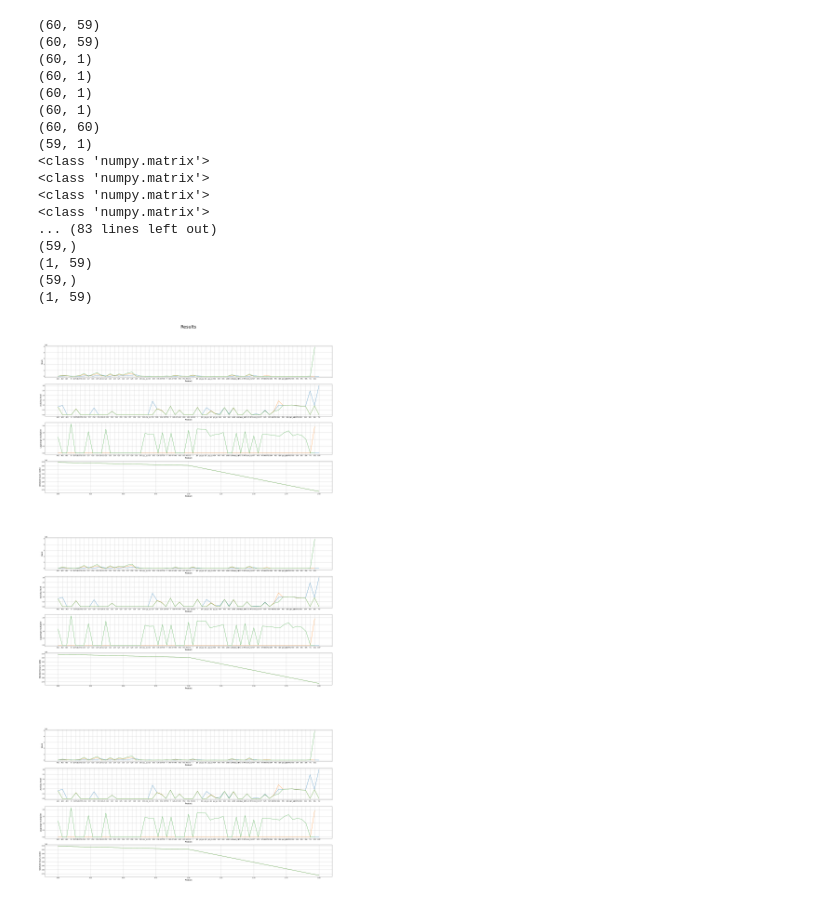
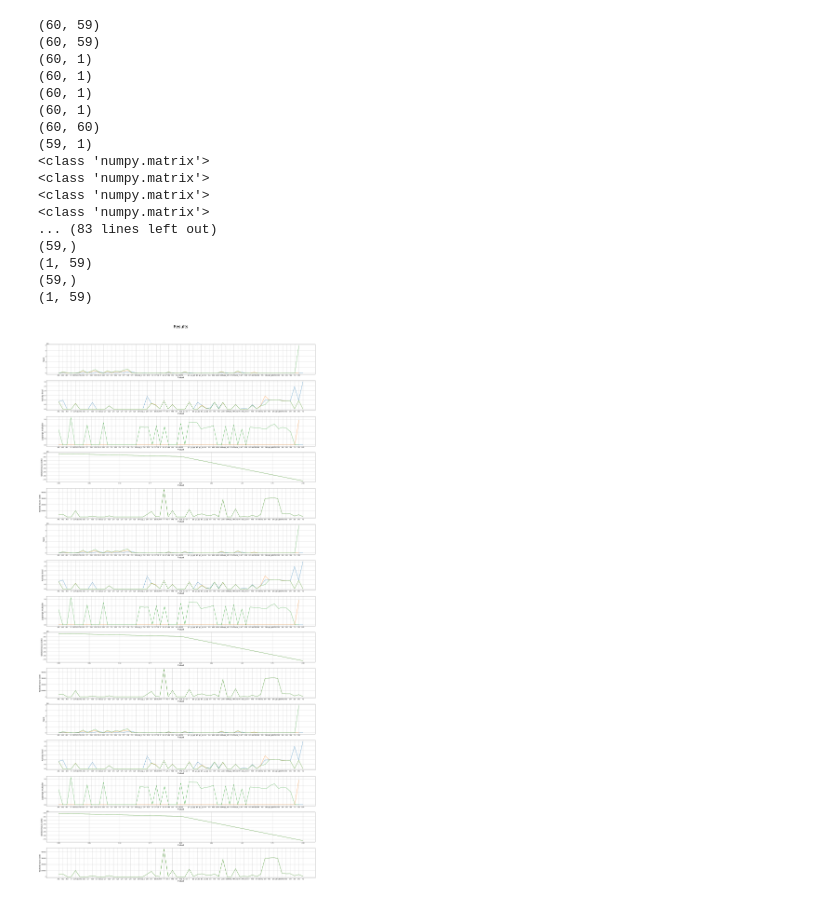
Before and after one commit to lokehagberg/rhp, a Jupyter notebook: simulations/Sweden/2016.ipynb, the cells around one changed output. Drawn from its saved outputs; the diff is of its cells as text; code cells hidden in the pictures.

```diff
--- a/simulations/Sweden/2016.ipynb
+++ b/simulations/Sweden/2016.ipynb
@@ -121,10 +121,6 @@ labels = ['Slack',
 
 for i in range(time_steps):
 
-    resulting_worked_hours = []
-    for j in range(planning_horizon):
-        resulting_worked_hours.append(np.matmul(worked_hours.reshape([1,-1]), x[j]))
-
     ax = fig.add_subplot(gs[i * 5 + 1, 0])
     ax.set_xlabel('Product', fontsize=14)
     ax.set_ylabel(labels[0], fontsize=14)
@@ -148,33 +144,46 @@ for i in range(time_steps):
     for j in range(planning_horizon):
         l = np.array_split(lagrange_list[i], planning_horizon)
         ax.plot(range(l[j].shape[0]), l[j])
 
+    resulting_worked_hours = []
+    for j in range(planning_horizon):
+        resulting_worked_hours.append(np.matmul(worked_hours.reshape([1,-1]), x[j]))
     ax = fig.add_subplot(gs[i * 5 + 4, 0])
     ax.set_xlabel('Product', fontsize=14)
     ax.set_ylabel(labels[3], fontsize=14)
     for j in range(planning_horizon):
         x = np.array_split(result_list[i], planning_horizon)
-        print(x[0].shape)
-        print(worked_hours.reshape([1,-1]).shape)
         ax.plot(range(planning_horizon), resulting_worked_hours)
 
+    x = np.array_split(result_list[i], planning_horizon)
+    worked_hours_per_sector = []
+    for j in range(worked_hours.shape[0]):
+        worked_hours_per_sector.append(x[0][j]*worked_hours[j])
+    ax = fig.add_subplot(gs[i * 5 + 5, 0])
+    ax.set_xlabel('Product', fontsize=14)
+    ax.set_ylabel(labels[3], fontsize=14)
+    ax.set_xticks(range(supply_use_list[i].shape[1]), sector_name_input)
+    for j in range(planning_horizon):
+        x = np.array_split(result_list[i], planning_horizon)
+        ax.plot(range(x[j].shape[0]), worked_hours_per_sector)
+
 plt.show()
 # %% [output]
 (60, 59)
 (60, 59)
 (60, 1)
 (60, 1)
 (60, 1)
 (60, 1)
 (60, 60)
 (59, 1)
 <class 'numpy.matrix'>
 <class 'numpy.matrix'>
 <class 'numpy.matrix'>
 <class 'numpy.matrix'>
 ... (83 lines left out)
 (59,)
 (1, 59)
 (59,)
 (1, 59)
-[figure, old version]
+[figure, new version]
```
